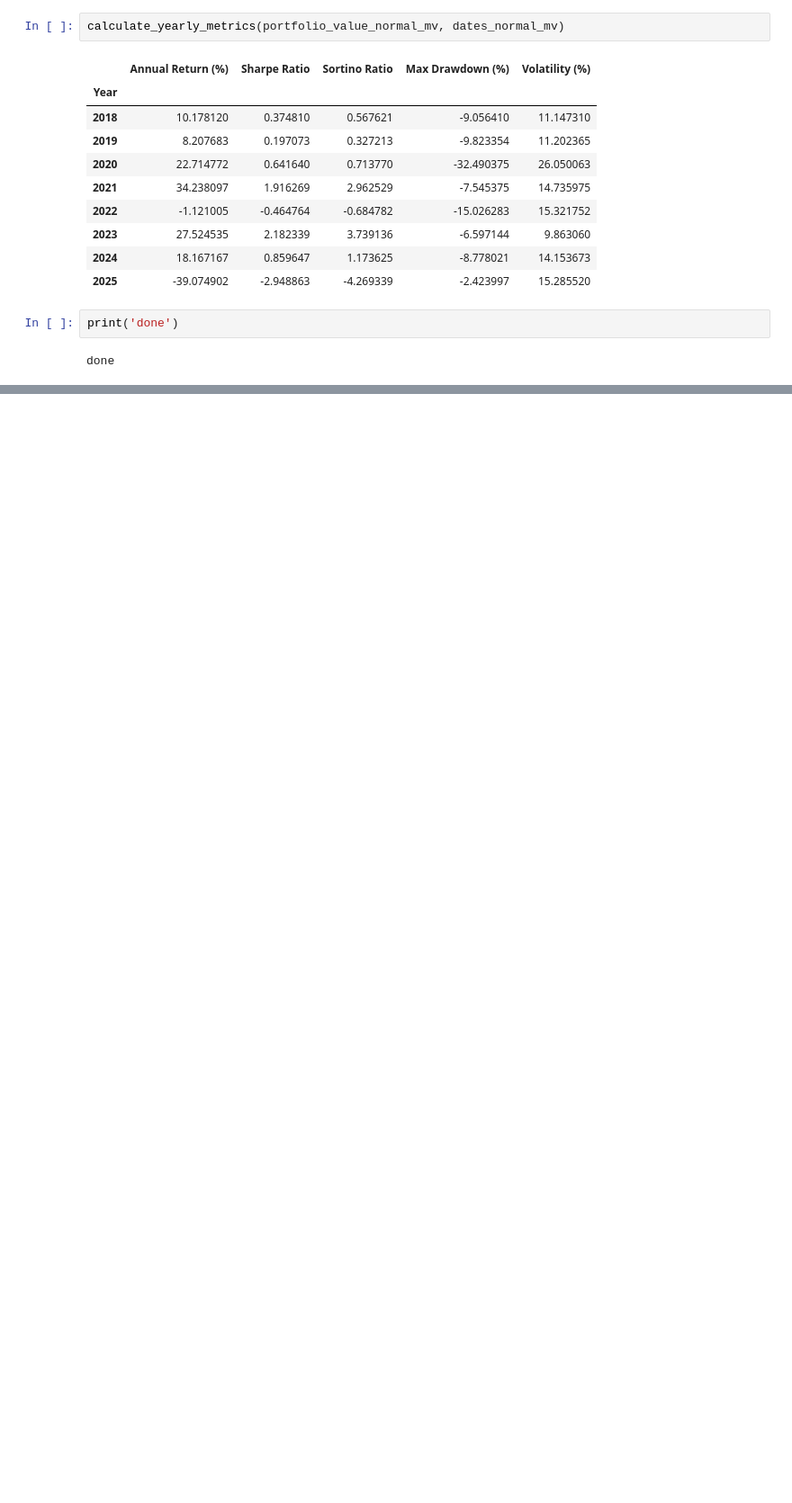
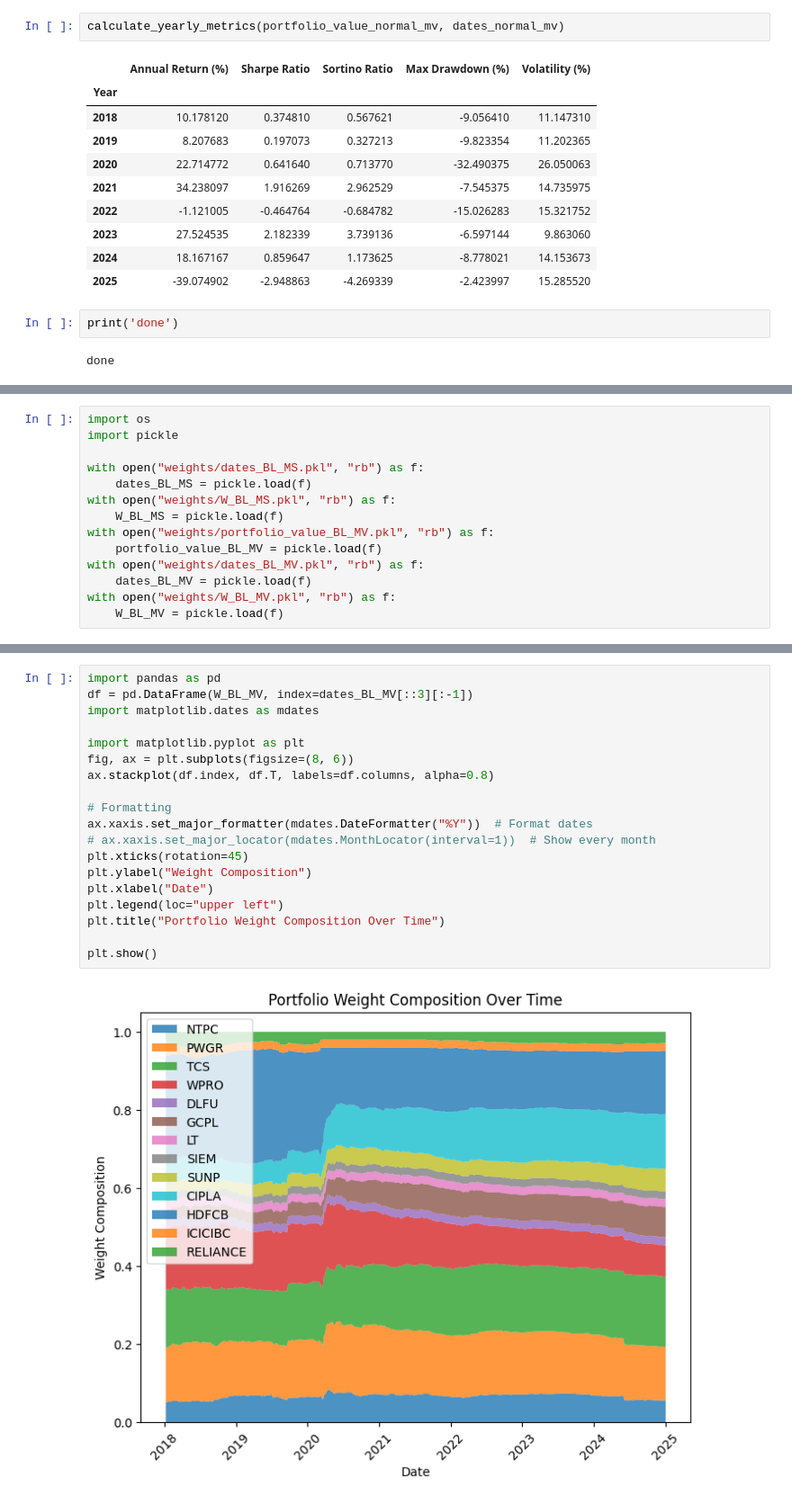
Before and after one commit to IshitBajpai/Portfolio-Optimization-, a Jupyter notebook: BL_LSTM.ipynb, the cells around one changed output, grey strips where cells are left out. Shown at 90% size. Drawn from its saved outputs; the diff is of its cells as text; blank space fills up the shorter version.

```diff
--- a/BL_LSTM.ipynb
+++ b/BL_LSTM.ipynb
@@ -704,0 +826,14 @@ with open("weights/W_BL_MV.pkl", "wb") as f:
+# %%
+import os
+import pickle
+
+with open("weights/dates_BL_MS.pkl", "rb") as f:
+    dates_BL_MS = pickle.load(f)
+with open("weights/W_BL_MS.pkl", "rb") as f:
+    W_BL_MS = pickle.load(f)
+with open("weights/portfolio_value_BL_MV.pkl", "rb") as f:
+    portfolio_value_BL_MV = pickle.load(f)
+with open("weights/dates_BL_MV.pkl", "rb") as f:
+    dates_BL_MV = pickle.load(f)
+with open("weights/W_BL_MV.pkl", "rb") as f:
+    W_BL_MV = pickle.load(f)
@@ -704,0 +847,21 @@ with open("weights/W_BL_MV.pkl", "wb") as f:
+# %%
+import pandas as pd
+df = pd.DataFrame(W_BL_MV, index=dates_BL_MV[::3][:-1])
+import matplotlib.dates as mdates
+
+import matplotlib.pyplot as plt
+fig, ax = plt.subplots(figsize=(8, 6))
+ax.stackplot(df.index, df.T, labels=df.columns, alpha=0.8)
+
+# Formatting
+ax.xaxis.set_major_formatter(mdates.DateFormatter("%Y"))  # Format dates
+# ax.xaxis.set_major_locator(mdates.MonthLocator(interval=1))  # Show every month
+plt.xticks(rotation=45)
+plt.ylabel("Weight Composition")
+plt.xlabel("Date")
+plt.legend(loc="upper left")
+plt.title("Portfolio Weight Composition Over Time")
+
+plt.show()
+# %% [output]
+[figure, added]
```
Also changed, not shown: parts of 28 cells of this notebook.
